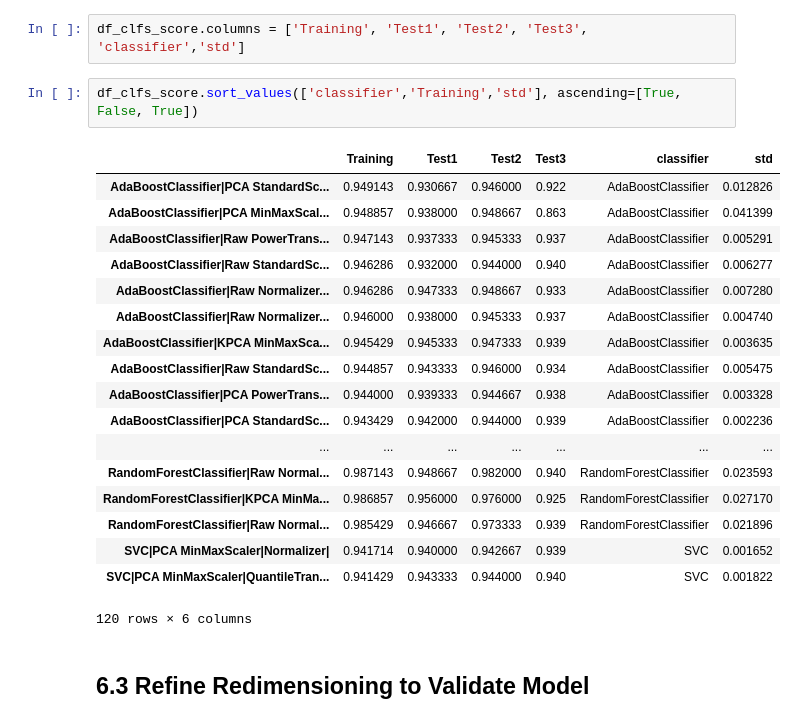
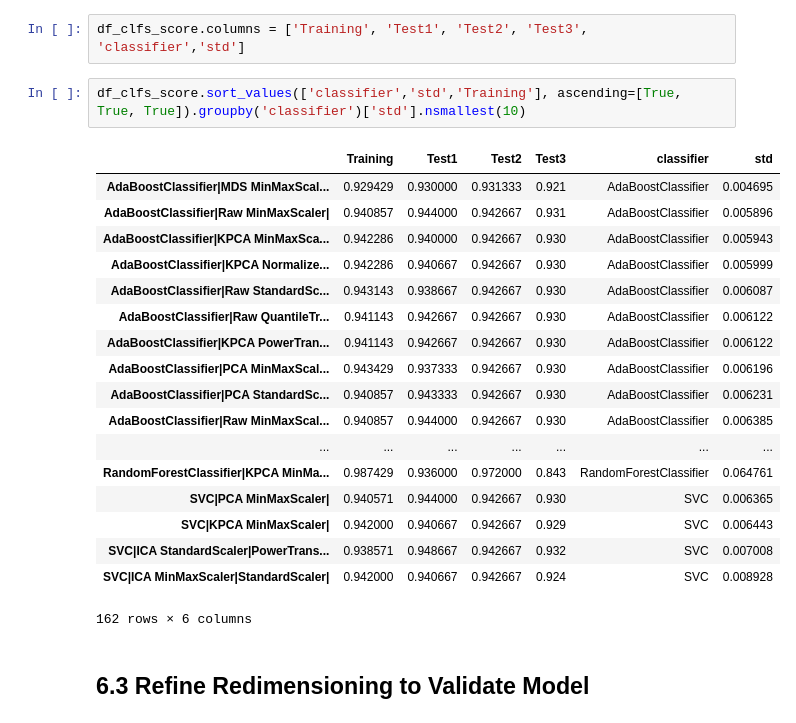
Before and after one commit to akaicomet/NJOITOpenDataCenter, a Jupyter notebook: NJOITOpenDataCenter_Pension_Record_ModelBuilding_2.ipynb, the cells around one changed output. Saved outputs shown, nothing was run; the diff lists cells and outputs as text.

```diff
--- a/NJOITOpenDataCenter_Pension_Record_ModelBuilding_2.ipynb
+++ b/NJOITOpenDataCenter_Pension_Record_ModelBuilding_2.ipynb
@@ -172,26 +190,26 @@ df_clfs_score['std'] = df_clfs_score.std(axis=1)
 # %%
 df_clfs_score.columns = ['Training', 'Test1', 'Test2', 'Test3', 'classifier','std']
 # %%
-df_clfs_score.sort_values(['classifier','Training','std'], ascending=[True, False, True])
+df_clfs_score.sort_values(['classifier','std','Training'], ascending=[True, True, True]).groupby('classifier')['std'].nsmallest(10)
 # %% [output]
 |  | Training | Test1 | Test2 | Test3 | classifier | std |
-| AdaBoostClassifier|PCA StandardSc... | 0.949143 | 0.930667 | 0.946000 | 0.922 | AdaBoostClassifier | 0.012826 |
-| AdaBoostClassifier|PCA MinMaxScal... | 0.948857 | 0.938000 | 0.948667 | 0.863 | AdaBoostClassifier | 0.041399 |
-| AdaBoostClassifier|Raw PowerTrans... | 0.947143 | 0.937333 | 0.945333 | 0.937 | AdaBoostClassifier | 0.005291 |
-| AdaBoostClassifier|Raw StandardSc... | 0.946286 | 0.932000 | 0.944000 | 0.940 | AdaBoostClassifier | 0.006277 |
-| AdaBoostClassifier|Raw Normalizer... | 0.946286 | 0.947333 | 0.948667 | 0.933 | AdaBoostClassifier | 0.007280 |
-| AdaBoostClassifier|Raw Normalizer... | 0.946000 | 0.938000 | 0.945333 | 0.937 | AdaBoostClassifier | 0.004740 |
-| AdaBoostClassifier|KPCA MinMaxSca... | 0.945429 | 0.945333 | 0.947333 | 0.939 | AdaBoostClassifier | 0.003635 |
-| AdaBoostClassifier|Raw StandardSc... | 0.944857 | 0.943333 | 0.946000 | 0.934 | AdaBoostClassifier | 0.005475 |
-| AdaBoostClassifier|PCA PowerTrans... | 0.944000 | 0.939333 | 0.944667 | 0.938 | AdaBoostClassifier | 0.003328 |
-| AdaBoostClassifier|PCA StandardSc... | 0.943429 | 0.942000 | 0.944000 | 0.939 | AdaBoostClassifier | 0.002236 |
+| AdaBoostClassifier|MDS MinMaxScal... | 0.929429 | 0.930000 | 0.931333 | 0.921 | AdaBoostClassifier | 0.004695 |
+| AdaBoostClassifier|Raw MinMaxScaler| | 0.940857 | 0.944000 | 0.942667 | 0.931 | AdaBoostClassifier | 0.005896 |
+| AdaBoostClassifier|KPCA MinMaxSca... | 0.942286 | 0.940000 | 0.942667 | 0.930 | AdaBoostClassifier | 0.005943 |
+| AdaBoostClassifier|KPCA Normalize... | 0.942286 | 0.940667 | 0.942667 | 0.930 | AdaBoostClassifier | 0.005999 |
+| AdaBoostClassifier|Raw StandardSc... | 0.943143 | 0.938667 | 0.942667 | 0.930 | AdaBoostClassifier | 0.006087 |
+| AdaBoostClassifier|Raw QuantileTr... | 0.941143 | 0.942667 | 0.942667 | 0.930 | AdaBoostClassifier | 0.006122 |
+| AdaBoostClassifier|KPCA PowerTran... | 0.941143 | 0.942667 | 0.942667 | 0.930 | AdaBoostClassifier | 0.006122 |
+| AdaBoostClassifier|PCA MinMaxScal... | 0.943429 | 0.937333 | 0.942667 | 0.930 | AdaBoostClassifier | 0.006196 |
+| AdaBoostClassifier|PCA StandardSc... | 0.940857 | 0.943333 | 0.942667 | 0.930 | AdaBoostClassifier | 0.006231 |
+| AdaBoostClassifier|Raw MinMaxScal... | 0.940857 | 0.944000 | 0.942667 | 0.930 | AdaBoostClassifier | 0.006385 |
 | ... | ... | ... | ... | ... | ... | ... |
-| RandomForestClassifier|Raw Normal... | 0.987143 | 0.948667 | 0.982000 | 0.940 | RandomForestClassifier | 0.023593 |
-| RandomForestClassifier|KPCA MinMa... | 0.986857 | 0.956000 | 0.976000 | 0.925 | RandomForestClassifier | 0.027170 |
-| RandomForestClassifier|Raw Normal... | 0.985429 | 0.946667 | 0.973333 | 0.939 | RandomForestClassifier | 0.021896 |
-| SVC|PCA MinMaxScaler|Normalizer| | 0.941714 | 0.940000 | 0.942667 | 0.939 | SVC | 0.001652 |
-| SVC|PCA MinMaxScaler|QuantileTran... | 0.941429 | 0.943333 | 0.944000 | 0.940 | SVC | 0.001822 |
+| RandomForestClassifier|KPCA MinMa... | 0.987429 | 0.936000 | 0.972000 | 0.843 | RandomForestClassifier | 0.064761 |
+| SVC|PCA MinMaxScaler| | 0.940571 | 0.944000 | 0.942667 | 0.930 | SVC | 0.006365 |
+| SVC|KPCA MinMaxScaler| | 0.942000 | 0.940667 | 0.942667 | 0.929 | SVC | 0.006443 |
+| SVC|ICA StandardScaler|PowerTrans... | 0.938571 | 0.948667 | 0.942667 | 0.932 | SVC | 0.007008 |
+| SVC|ICA MinMaxScaler|StandardScaler| | 0.942000 | 0.940667 | 0.942667 | 0.924 | SVC | 0.008928 |
-120 rows × 6 columns
+162 rows × 6 columns
 # %% [markdown]
 ## 6.3 Refine Redimensioning to Validate Model
 # %%
```
Also changed, not shown: parts of 11 cells of this notebook.
